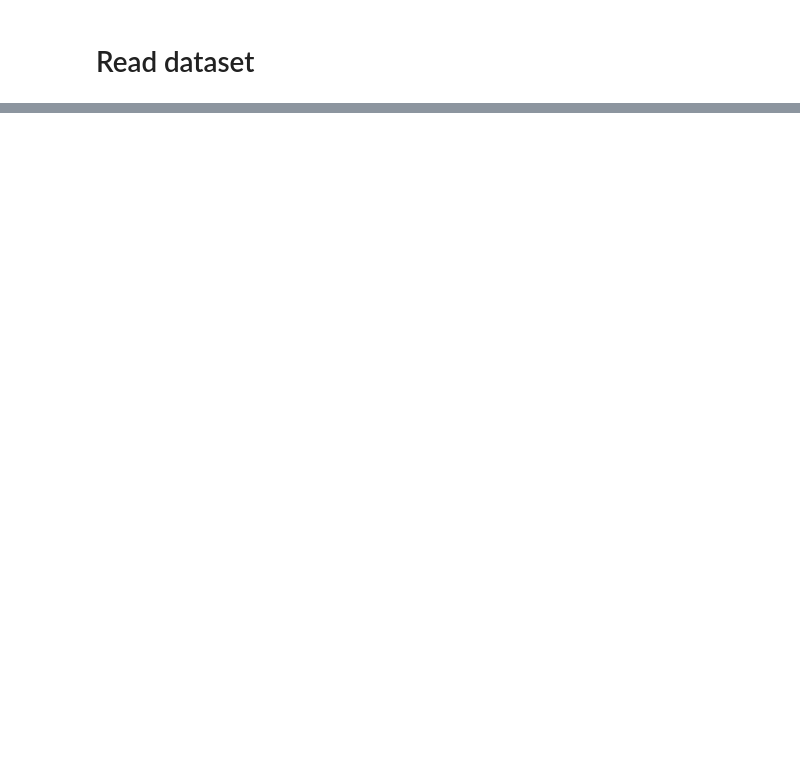
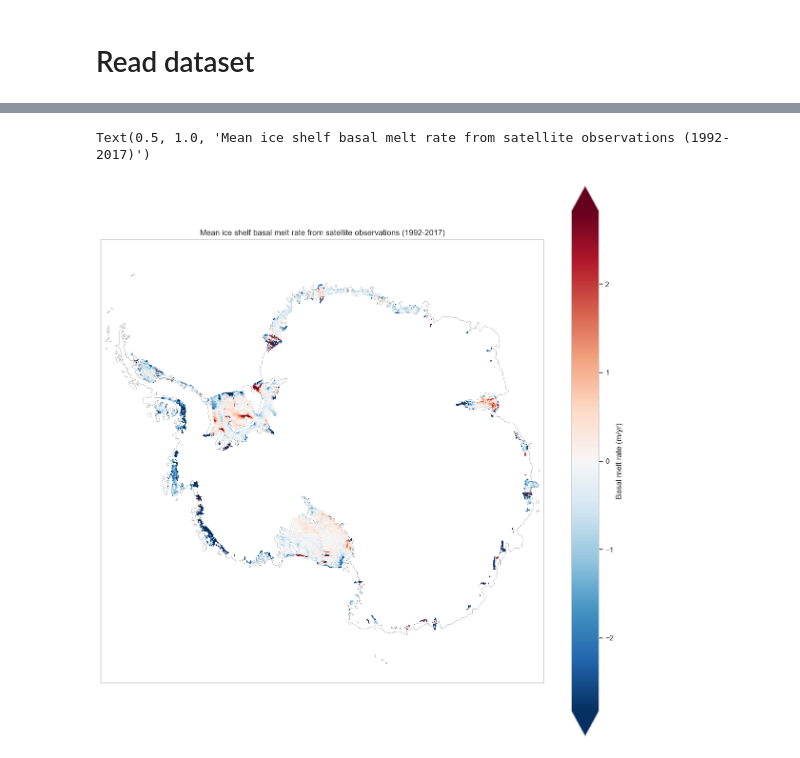
Before and after one commit to mshiv/AISLENS, a Jupyter notebook: notebooks/01-sm-AIS-basal-melt-modern-sat-observations-analysis.ipynb, the cells around one changed output, grey strips where cells are left out. Saved outputs shown, nothing was run; the diff lists cells and outputs as text; code cells hidden in the pictures; blank space fills up the shorter version.

```diff
--- a/notebooks/01-sm-AIS-basal-melt-modern-sat-observations-analysis.ipynb
+++ b/notebooks/01-sm-AIS-basal-melt-modern-sat-observations-analysis.ipynb
@@ -75,0 +86,25 @@ obs23_melt_tm.min()
+# %%
+# Note the colorbar extent is set to half of the max of the 1% and 99% quantiles in the raw data variable for better visualization.
+obs23_melt_tm_vmin = np.nanquantile(obs23_melt_tm.values, 0.01)
+obs23_melt_tm_vmax = np.nanquantile(obs23_melt_tm.values, 0.99)
+
+# Plot figure
+
+sns.set_theme(style="whitegrid")
+
+plt.figure(figsize=(15,15))
+ax1 = plt.subplot(111,projection=ccrs.SouthPolarStereo())
+
+#icems[34:133].plot(ax=ax1,color='antiquewhite', linewidth=0,zorder=1)
+#icems[34:133].boundary.plot(ax=ax1,color='k', linewidth=0.2,zorder=4)
+
+
+#ax1.patch.set_facecolor(color='lightsteelblue')
+#ax1.add_feature(cartopy.feature.LAND, color='ghostwhite', zorder=1)
+ax1.coastlines(lw=0.2)
+
+obs23_melt_tm.plot(ax=ax1, vmin=-abs(obs23_melt_tm_vmin)/4, vmax=abs(obs23_melt_tm_vmin)/4, cmap='RdBu_r', cbar_kwargs={'label': 'Basal melt rate (m/yr)'}, zorder=5)
+plt.title('Mean ice shelf basal melt rate from satellite observations (1992-2017)')
+# %% [output]
+Text(0.5, 1.0, 'Mean ice shelf basal melt rate from satellite observations (1992-2017)')
+[figure, added]
```
Also changed, not shown: parts of 16 cells of this notebook.
